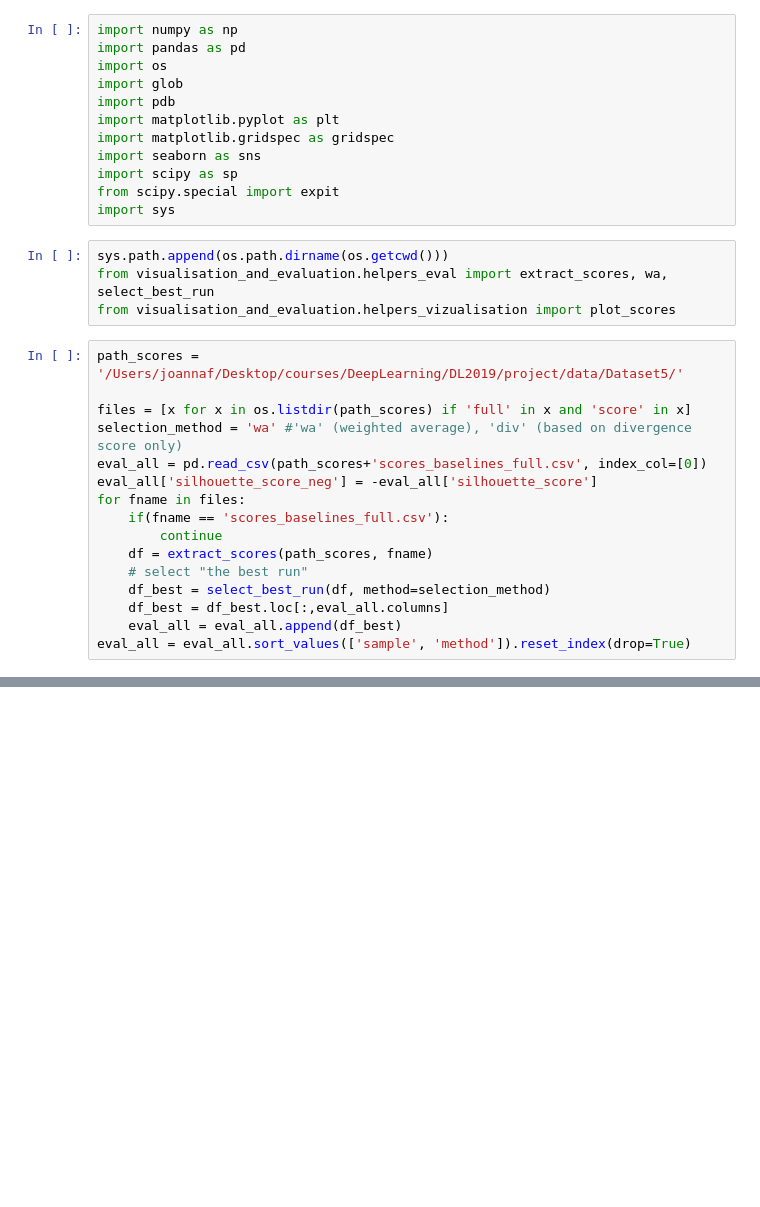
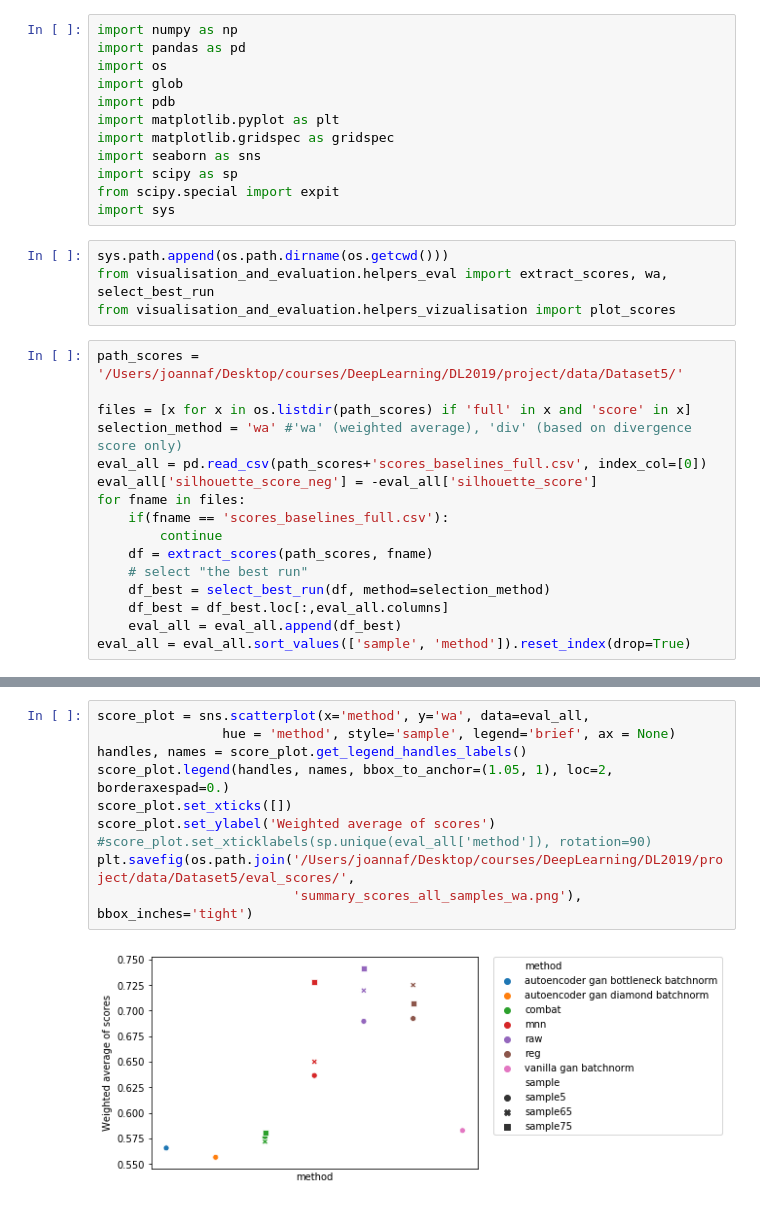
Before and after one commit to lthp/2019_SingleCell, a Jupyter notebook: notebooks/evaluation.ipynb, the cells around one changed output, grey strips where cells are left out. Drawn from its saved outputs; the diff is of its cells as text; blank space fills up the shorter version.

```diff
--- a/notebooks/evaluation.ipynb
+++ b/notebooks/evaluation.ipynb
@@ -62,0 +70,12 @@ plot_scores(eval_sample5, xcol='divergence_score', ycol='silhouette_score_neg',
+# %%
+score_plot = sns.scatterplot(x='method', y='wa', data=eval_all,
+                hue = 'method', style='sample', legend='brief', ax = None)
+handles, names = score_plot.get_legend_handles_labels()
+score_plot.legend(handles, names, bbox_to_anchor=(1.05, 1), loc=2, borderaxespad=0.)
+score_plot.set_xticks([])
+score_plot.set_ylabel('Weighted average of scores')
+#score_plot.set_xticklabels(sp.unique(eval_all['method']), rotation=90)
+plt.savefig(os.path.join('/Users/joannaf/Desktop/courses/DeepLearning/DL2019/project/data/Dataset5/eval_scores/',
+                         'summary_scores_all_samples_wa.png'),  bbox_inches='tight')
+# %% [output]
+[figure, added]
```
Also changed, not shown: parts of 1 cell of this notebook.
